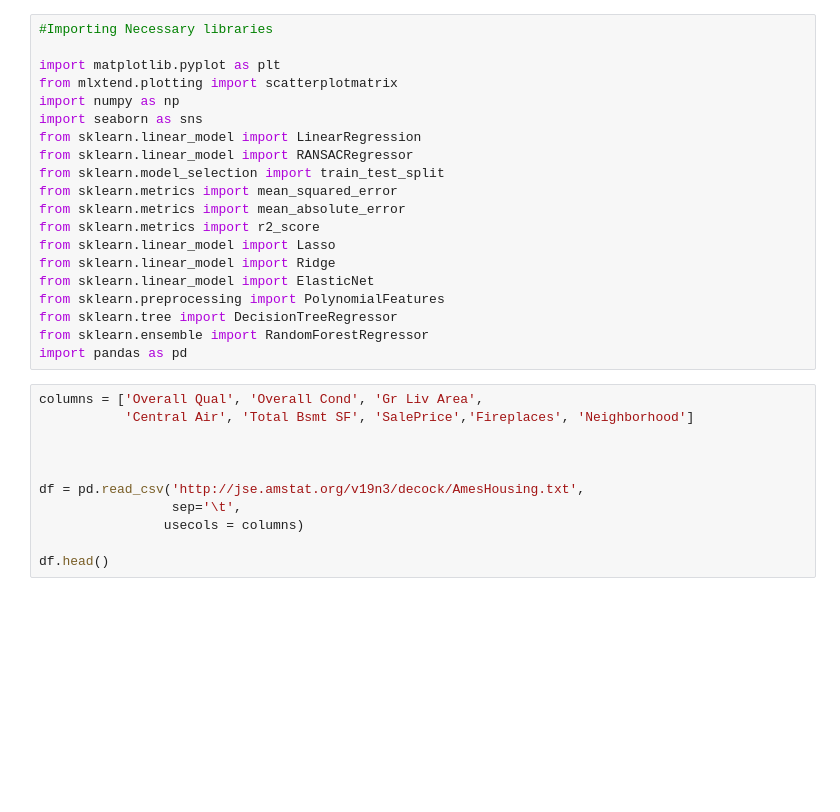
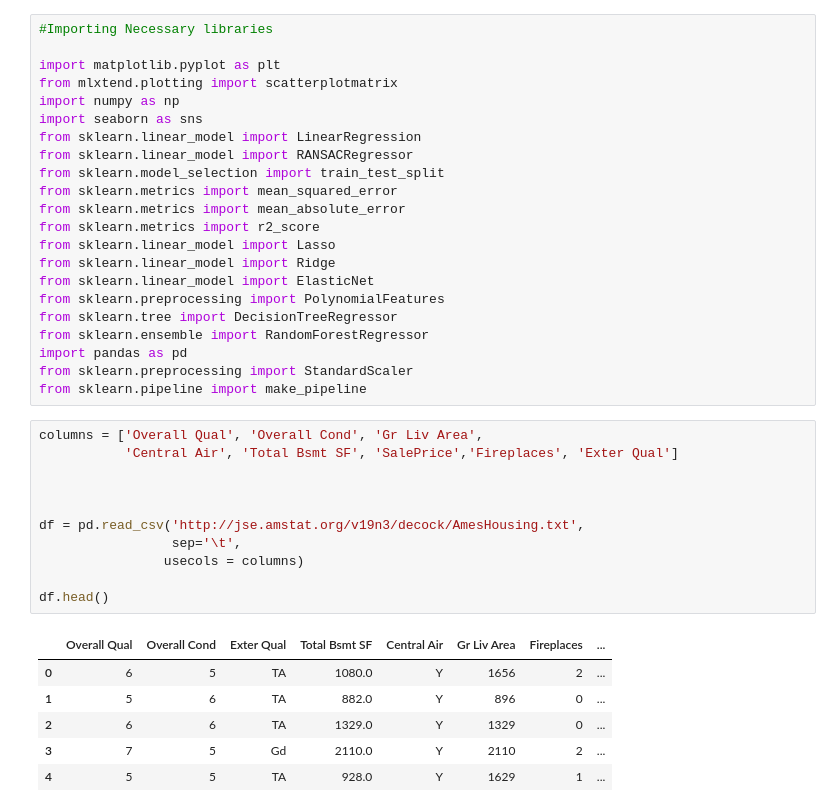
Before and after one commit to lwilsen/IEX_Training, a Jupyter notebook: LR/Housing_reg.ipynb, the cells around one changed output. Cells and saved outputs as stored; diff of their text form; blank space fills up the shorter version.

```diff
--- a/LR/Housing_reg.ipynb
+++ b/LR/Housing_reg.ipynb
@@ -18,14 +18,23 @@ from sklearn.preprocessing import PolynomialFeatures
 from sklearn.tree import DecisionTreeRegressor
 from sklearn.ensemble import RandomForestRegressor
 import pandas as pd
+from sklearn.preprocessing import StandardScaler
+from sklearn.pipeline import make_pipeline
 # %%
 columns = ['Overall Qual', 'Overall Cond', 'Gr Liv Area',
-           'Central Air', 'Total Bsmt SF', 'SalePrice','Fireplaces', 'Neighborhood']
+           'Central Air', 'Total Bsmt SF', 'SalePrice','Fireplaces', 'Exter Qual']
 
 
 
 df = pd.read_csv('http://jse.amstat.org/v19n3/decock/AmesHousing.txt',
                  sep='\t',
                 usecols = columns)
 
 df.head()
+# %% [output]
+|  | Overall Qual | Overall Cond | Exter Qual | Total Bsmt SF | Central Air | Gr Liv Area | Fireplaces | ... |
+| 0 | 6 | 5 | TA | 1080.0 | Y | 1656 | 2 | ... |
+| 1 | 5 | 6 | TA | 882.0 | Y | 896 | 0 | ... |
+| 2 | 6 | 6 | TA | 1329.0 | Y | 1329 | 0 | ... |
+| 3 | 7 | 5 | Gd | 2110.0 | Y | 2110 | 2 | ... |
+| 4 | 5 | 5 | TA | 928.0 | Y | 1629 | 1 | ... |
```
Also changed, not shown: parts of 5 cells of this notebook.
